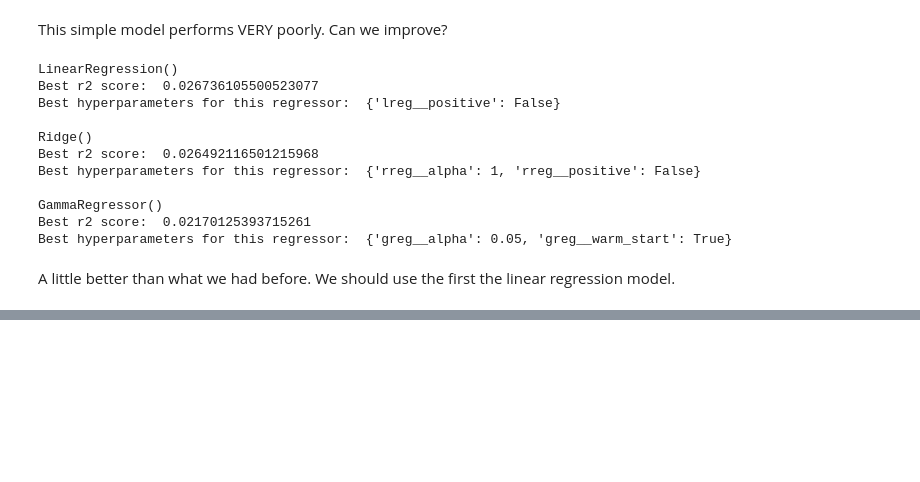
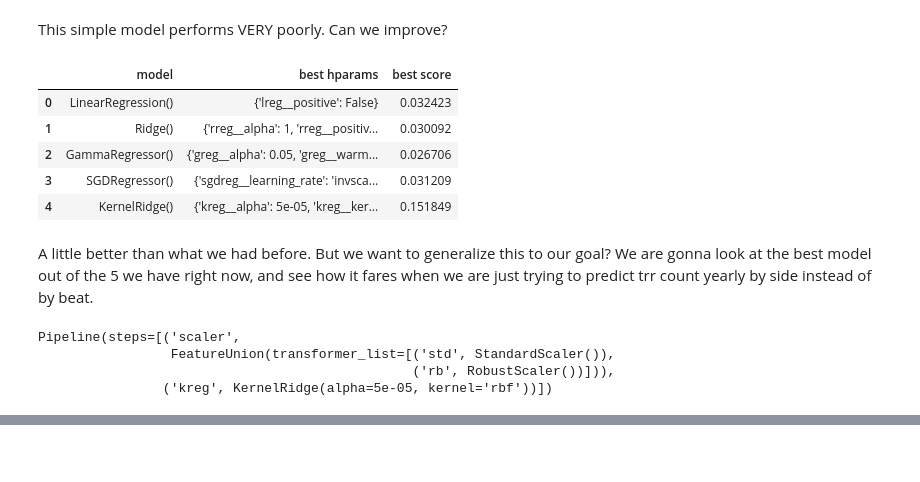
Before and after one commit to ShaliniR8/WiseKingfishers, a Jupyter notebook: cpdbML.ipynb, the cells around one changed output, grey strips where cells are left out. Drawn from its saved outputs; the diff is of its cells as text; code cells hidden in the pictures; blank space fills up the shorter version.

```diff
--- a/cpdbML.ipynb
+++ b/cpdbML.ipynb
@@ -111,8 +116,10 @@ scalers = [('std', scalerST), ('rb', scalerRB)]
 regrLinear = linear_model.LinearRegression()
 regrRidge = linear_model.Ridge()
 regrGamma = linear_model.GammaRegressor()
-
-models = [ ('lreg', regrLinear), ('rreg', regrRidge), ('greg', regrGamma)]
+regrSGD = linear_model.SGDRegressor()
+# %%
+# kernal ridge
+regrKernal = kernel_ridge.KernelRidge()
 # %% [markdown]
 <br>
 # %% [markdown]
@@ -244,35 +296,47 @@ metrics.r2_score(y_test, regrLinear.predict(X_test))
 # %% [markdown]
 This simple model performs VERY poorly. Can we improve?
 # %%
+random.seed(10)
+
 pipelines = []
+models = [('lreg', regrLinear), ('rreg', regrRidge), ('greg', regrGamma), ('sgdreg', regrSGD), ('kreg', regrKernal)]
+results1 = {"model" : [], "best hparams": [], "best score": []}
 scaling_union = ('scaler', pipeline.FeatureUnion(scalers))
 params = [{'lreg__positive': [True, False]},
           {'rreg__alpha': [0.0001, 0.0005, 0.001, 0.005, 0.01, 0.05, 0.1, 0.5, 1], 'rreg__positive': [True, False]},
-          {'greg__alpha': [0.0001, 0.0005, 0.001, 0.005, 0.01, 0.05, 0.1, 0.5, 1], 'greg__warm_start': [True, False]}]
+          {'greg__alpha': [0.0001, 0.0005, 0.001, 0.005, 0.01, 0.05, 0.1, 0.5, 1], 'greg__warm_start': [True, False]},
+          {'sgdreg__penalty': ['l2', 'l1', 'elasticnet'], 'sgdreg__learning_rate': ['optimal', 'invscaling', 'adaptive'], 'sgdreg__max_iter': [10000]},
+          {'kreg__alpha': [0.00005, 0.0001, 0.0005, 0.001, 0.005], 'kreg__kernel': ["rbf"]}]
+
 
 for i in range(len(models)):
-    print(models[i][1])
+    results1["model"].append(models[i][1])
     reg = pipeline.Pipeline([scaling_union, models[i]])
     grids = model_selection.GridSearchCV(reg, param_grid=params[i], cv=5)
     grids.fit(X_train, y_train)
     best_estimator = grids.best_estimator_
     pipelines.append(best_estimator)
     best_estimator.fit(X_train, y_train)
     score = metrics.r2_score(y_test, best_estimator.predict(X_test))
-    print("Best r2 score: ", score)
-    print("Best hyperparameters for this regressor: ", grids.best_params_)
-    print()
+    results1["best score"].append(score)
+    results1["best hparams"].append(grids.best_params_)
+
+resultdf = pd.DataFrame(results1)
+resultdf.to_csv('results\\result1.csv')
+resultdf
 # %% [output]
-LinearRegression()
-Best r2 score:  0.026736105500523077
-Best hyperparameters for this regressor:  {'lreg__positive': False}
-
-Ridge()
-Best r2 score:  0.026492116501215968
-Best hyperparameters for this regressor:  {'rreg__alpha': 1, 'rreg__positive': False}
-
-GammaRegressor()
-Best r2 score:  0.02170125393715261
-Best hyperparameters for this regressor:  {'greg__alpha': 0.05, 'greg__warm_start': True}
+|  | model | best hparams | best score |
+| 0 | LinearRegression() | {'lreg__positive': False} | 0.032423 |
+| 1 | Ridge() | {'rreg__alpha': 1, 'rreg__positiv... | 0.030092 |
+| 2 | GammaRegressor() | {'greg__alpha': 0.05, 'greg__warm... | 0.026706 |
+| 3 | SGDRegressor() | {'sgdreg__learning_rate': 'invsca... | 0.031209 |
+| 4 | KernelRidge() | {'kreg__alpha': 5e-05, 'kreg__ker... | 0.151849 |
-# %% [markdown]
-A little better than what we had before. We should use the first the linear regression model.
+# %% [markdown]
+A little better than what we had before. But we want to generalize this to our goal? We are gonna look at the best model out of the 5 we have right now, and see how it fares when we are just trying to predict trr count yearly by side instead of by beat.
+# %%
+pipelines[4] # current best
+# %% [output]
+Pipeline(steps=[('scaler',
+                 FeatureUnion(transformer_list=[('std', StandardScaler()),
+                                                ('rb', RobustScaler())])),
+                ('kreg', KernelRidge(alpha=5e-05, kernel='rbf'))])
```
Also changed, not shown: parts of 18 cells of this notebook, 2 other files.
